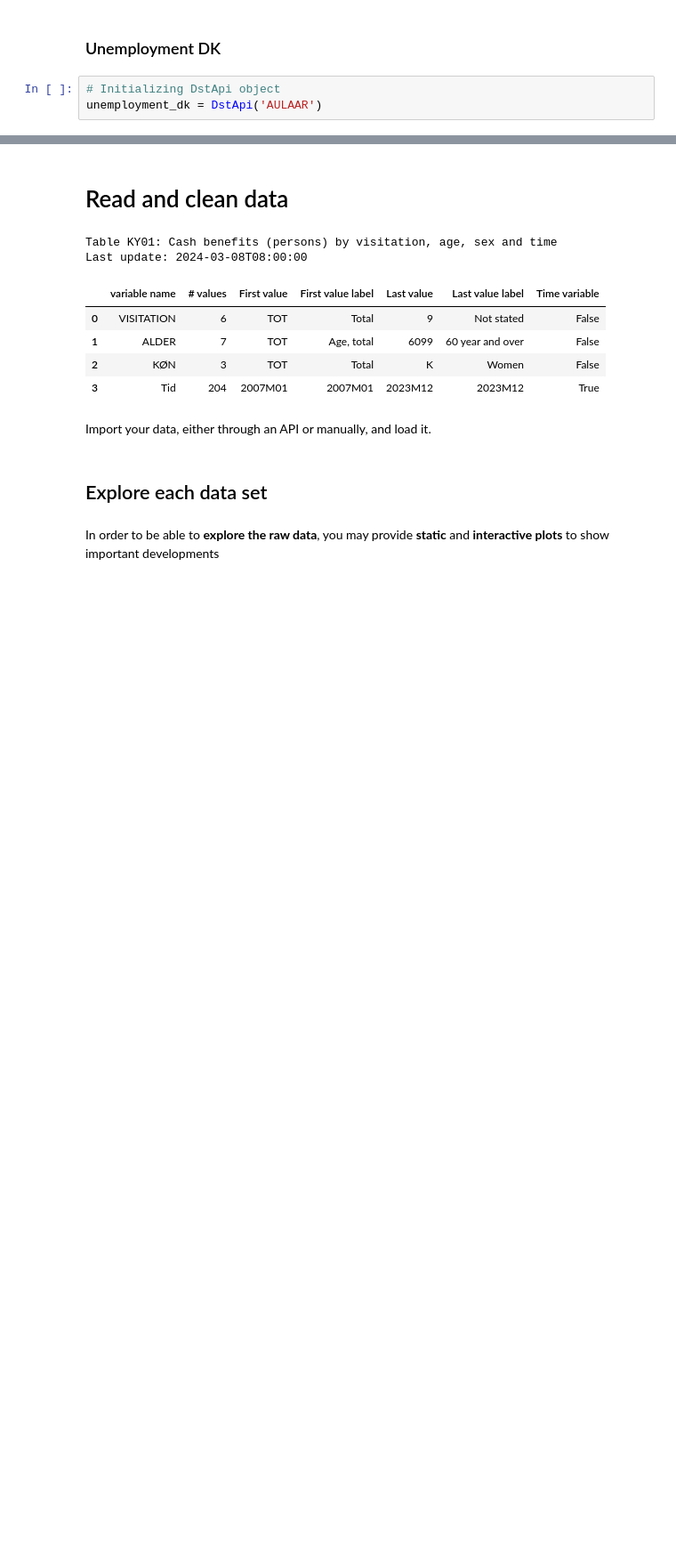
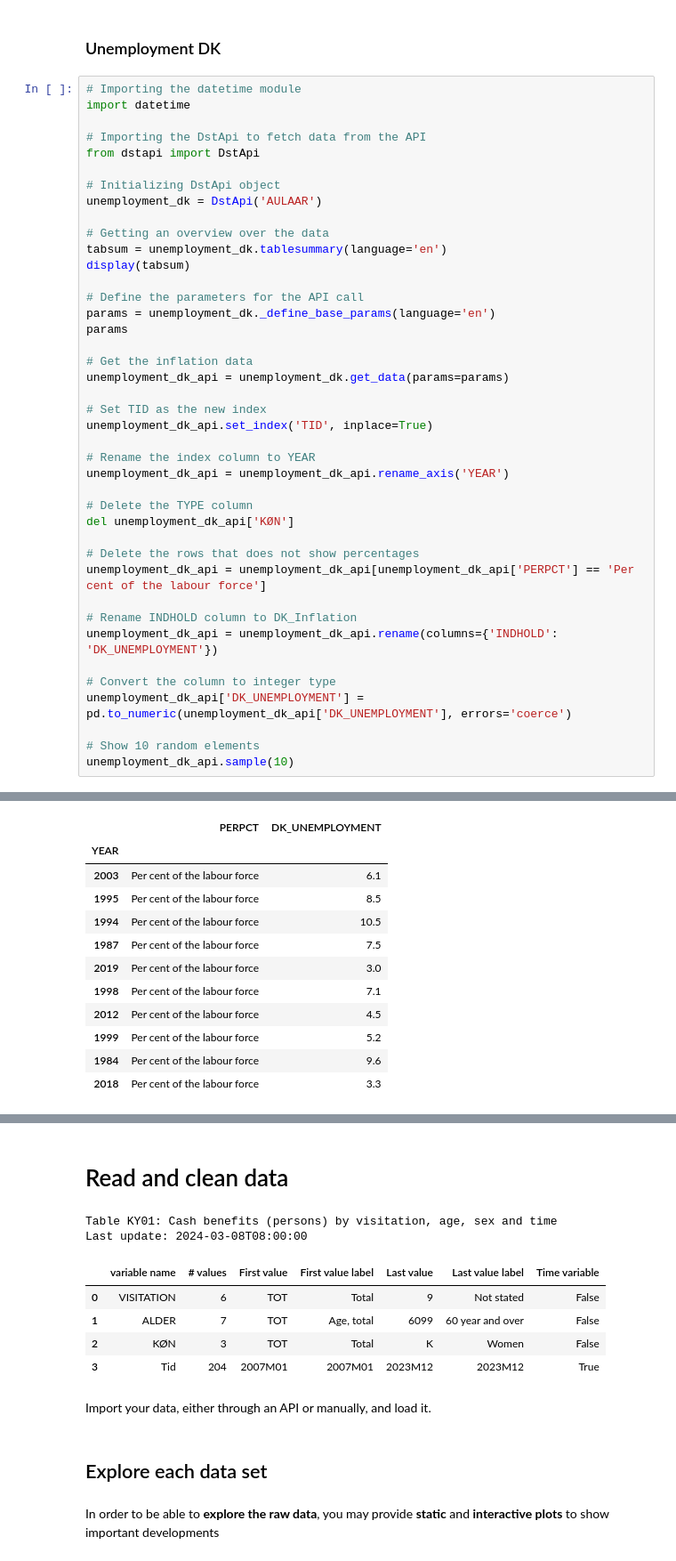
Before and after one commit to sgv491/projects-2024-Bertil-Nikoline-Victor, a Jupyter notebook: dataproject/dataproject.ipynb, the cells around one changed output, grey strips where cells are left out. Shown at 89% size. Saved outputs shown, nothing was run; the diff lists cells and outputs as text; blank space fills up the shorter version.

```diff
--- a/dataproject/dataproject.ipynb
+++ b/dataproject/dataproject.ipynb
@@ -194,5 +194,44 @@ GraphHelper.pretty_line_plot_DK(
 # %% [markdown]
 ### Unemployment DK
-# %%
-# Initializing DstApi object
-unemployment_dk = DstApi('AULAAR')
+# %%
+# Importing the datetime module
+import datetime
+
+# Importing the DstApi to fetch data from the API
+from dstapi import DstApi
+
+# Initializing DstApi object
+unemployment_dk = DstApi('AULAAR')
+
+# Getting an overview over the data
+tabsum = unemployment_dk.tablesummary(language='en')
+display(tabsum)
+
+# Define the parameters for the API call
+params = unemployment_dk._define_base_params(language='en')
+params
+
+# Get the inflation data
+unemployment_dk_api = unemployment_dk.get_data(params=params)
+
+# Set TID as the new index
+unemployment_dk_api.set_index('TID', inplace=True)
+
+# Rename the index column to YEAR
+unemployment_dk_api = unemployment_dk_api.rename_axis('YEAR')
+
+# Delete the TYPE column
+del unemployment_dk_api['KØN']
+
+# Delete the rows that does not show percentages
+unemployment_dk_api = unemployment_dk_api[unemployment_dk_api['PERPCT'] == 'Per cent of the labour force']
+
+# Rename INDHOLD column to DK_Inflation
+unemployment_dk_api = unemployment_dk_api.rename(columns={'INDHOLD': 'DK_UNEMPLOYMENT'})
+
+# Convert the column to integer type
+unemployment_dk_api['DK_UNEMPLOYMENT'] = pd.to_numeric(unemployment_dk_api['DK_UNEMPLOYMENT'], errors='coerce')
+
+# Show 10 random elements
+unemployment_dk_api.sample(10)
+# %% [output]
@@ -198,0 +244,12 @@ unemployment_dk = DstApi('AULAAR')
+|  | PERPCT | DK_UNEMPLOYMENT |
+| YEAR |  |  |
+| 2003 | Per cent of the labour force | 6.1 |
+| 1995 | Per cent of the labour force | 8.5 |
+| 1994 | Per cent of the labour force | 10.5 |
+| 1987 | Per cent of the labour force | 7.5 |
+| 2019 | Per cent of the labour force | 3.0 |
+| 1998 | Per cent of the labour force | 7.1 |
+| 2012 | Per cent of the labour force | 4.5 |
+| 1999 | Per cent of the labour force | 5.2 |
+| 1984 | Per cent of the labour force | 9.6 |
+| 2018 | Per cent of the labour force | 3.3 |
```
Also changed, not shown: parts of 9 cells of this notebook.
